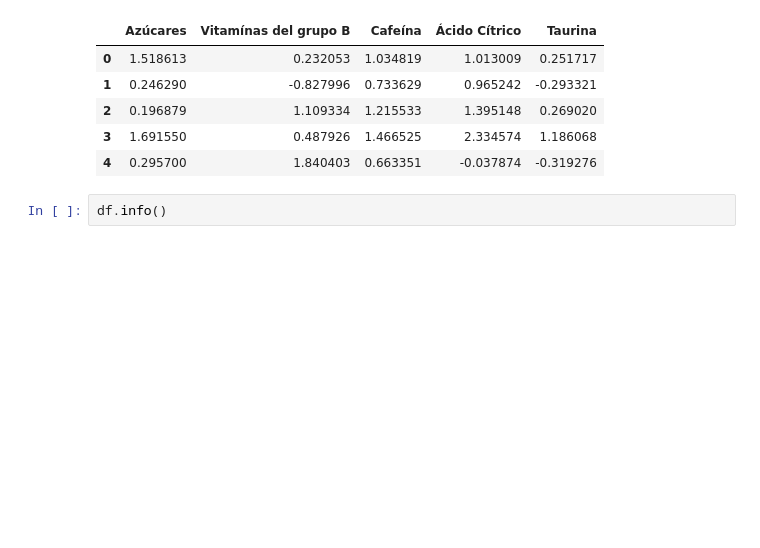
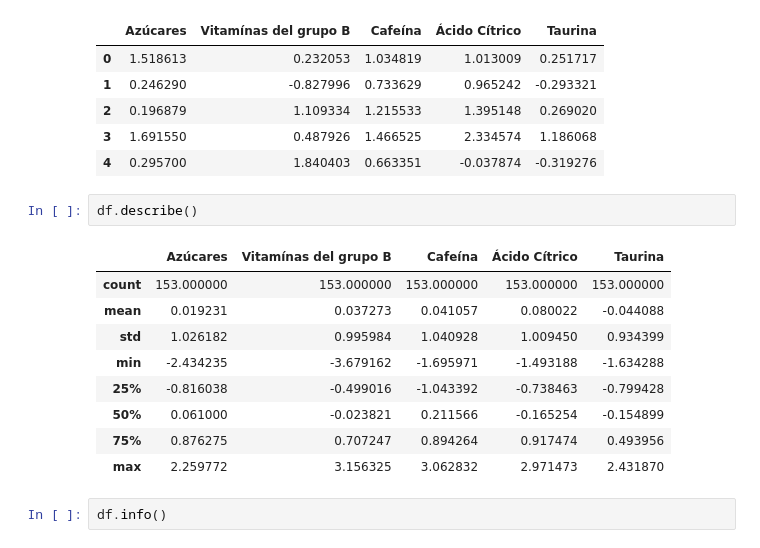
Before and after one commit to MariaJoseCamacho/repositorio_clase, a Jupyter notebook: 04_Machine_Learning/Sprint_13/Unidad_02/Practica_Obligatoria/18_Practica_Obligatoria_Clustering_II.ipynb, the cells around one changed output. Saved outputs shown, nothing was run; the diff lists cells and outputs as text; blank space fills up the shorter version.

```diff
--- a/04_Machine_Learning/Sprint_13/Unidad_02/Practica_Obligatoria/18_Practica_Obligatoria_Clustering_II.ipynb
+++ b/04_Machine_Learning/Sprint_13/Unidad_02/Practica_Obligatoria/18_Practica_Obligatoria_Clustering_II.ipynb
@@ -64,6 +64,18 @@ df.head()
 | 2 | 0.196879 | 1.109334 | 1.215533 | 1.395148 | 0.269020 |
 | 3 | 1.691550 | 0.487926 | 1.466525 | 2.334574 | 1.186068 |
 | 4 | 0.295700 | 1.840403 | 0.663351 | -0.037874 | -0.319276 |
+# %%
+df.describe()
+# %% [output]
+|  | Azúcares | Vitamínas del grupo B | Cafeína | Ácido Cítrico | Taurina |
+| count | 153.000000 | 153.000000 | 153.000000 | 153.000000 | 153.000000 |
+| mean | 0.019231 | 0.037273 | 0.041057 | 0.080022 | -0.044088 |
+| std | 1.026182 | 0.995984 | 1.040928 | 1.009450 | 0.934399 |
+| min | -2.434235 | -3.679162 | -1.695971 | -1.493188 | -1.634288 |
+| 25% | -0.816038 | -0.499016 | -1.043392 | -0.738463 | -0.799428 |
+| 50% | 0.061000 | -0.023821 | 0.211566 | -0.165254 | -0.154899 |
+| 75% | 0.876275 | 0.707247 | 0.894264 | 0.917474 | 0.493956 |
+| max | 2.259772 | 3.156325 | 3.062832 | 2.971473 | 2.431870 |
 # %%
 df.info()
 # %% [output]
```
Also changed, not shown: parts of 12 cells of this notebook, 8 other files.
